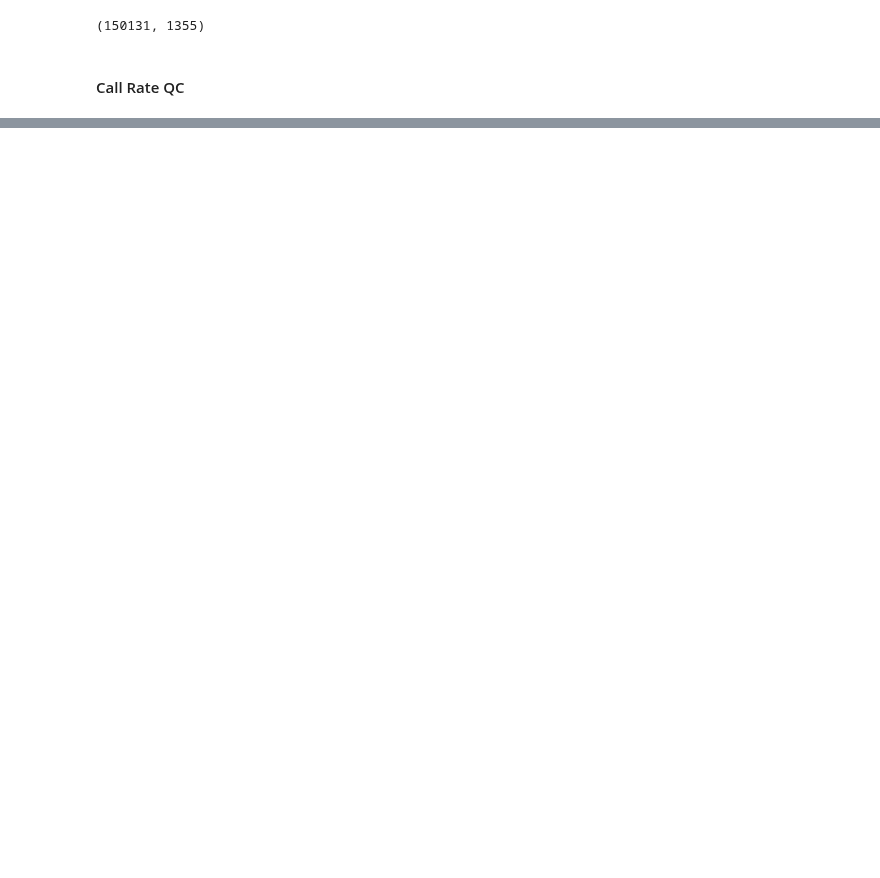
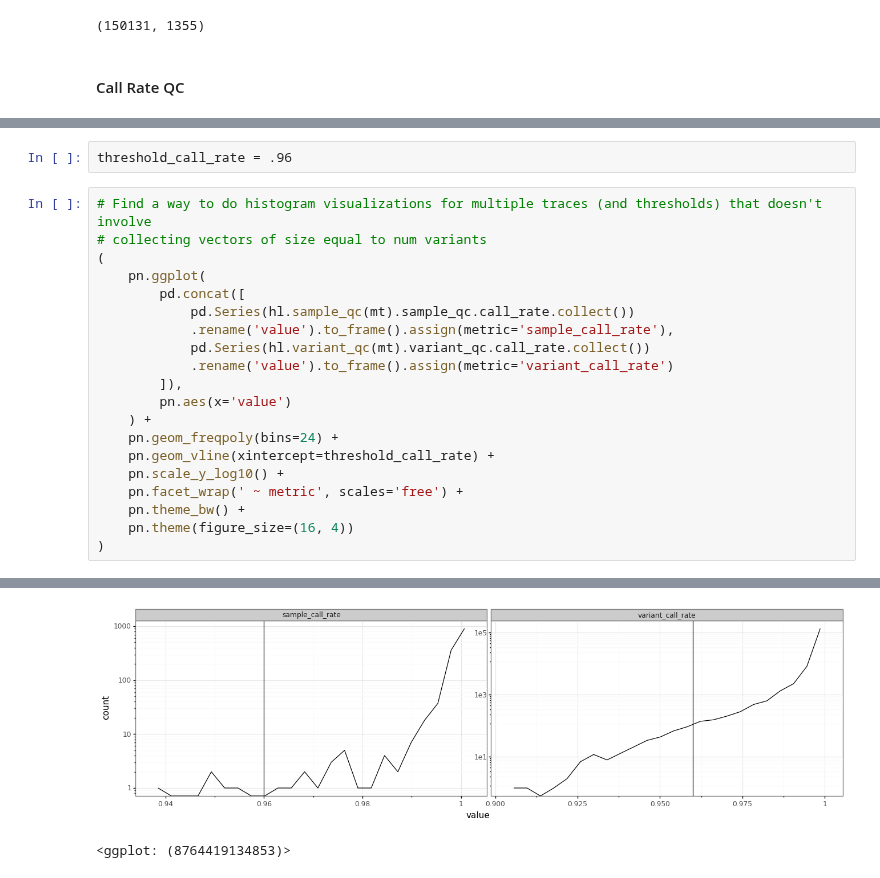
Before and after one commit to related-sciences/gwas-analysis, a Jupyter notebook: notebooks/organism/canine/cg-hail-02.ipynb, the cells around one changed output, grey strips where cells are left out. Drawn from its saved outputs; the diff is of its cells as text; blank space fills up the shorter version.

```diff
--- a/notebooks/organism/canine/cg-hail-02.ipynb
+++ b/notebooks/organism/canine/cg-hail-02.ipynb
@@ -73,0 +59,23 @@ pd.Series(hl.variant_qc(mt).variant_qc.call_rate.collect()).plot(kind='hist', bi
+# %%
+threshold_call_rate = .96
+# %%
+# Find a way to do histogram visualizations for multiple traces (and thresholds) that doesn't involve
+# collecting vectors of size equal to num variants
+(
+    pn.ggplot(
+        pd.concat([
+            pd.Series(hl.sample_qc(mt).sample_qc.call_rate.collect())
+            .rename('value').to_frame().assign(metric='sample_call_rate'),
+            pd.Series(hl.variant_qc(mt).variant_qc.call_rate.collect())
+            .rename('value').to_frame().assign(metric='variant_call_rate')
+        ]),
+        pn.aes(x='value')
+    ) +
+    pn.geom_freqpoly(bins=24) +
+    pn.geom_vline(xintercept=threshold_call_rate) +
+    pn.scale_y_log10() +
+    pn.facet_wrap(' ~ metric', scales='free') +
+    pn.theme_bw() +
+    pn.theme(figure_size=(16, 4))
+)
+# %% [output]
@@ -74,3 +88,5 @@ pd.Series(hl.variant_qc(mt).variant_qc.call_rate.collect()).plot(kind='hist', bi
+[figure, added]
+<ggplot: (8764419134853)>
 # %%
 def call_rate_qc(mt):
     mt = hl.variant_qc(mt)
```
Also changed, not shown: parts of 26 cells of this notebook, 1 other file.
